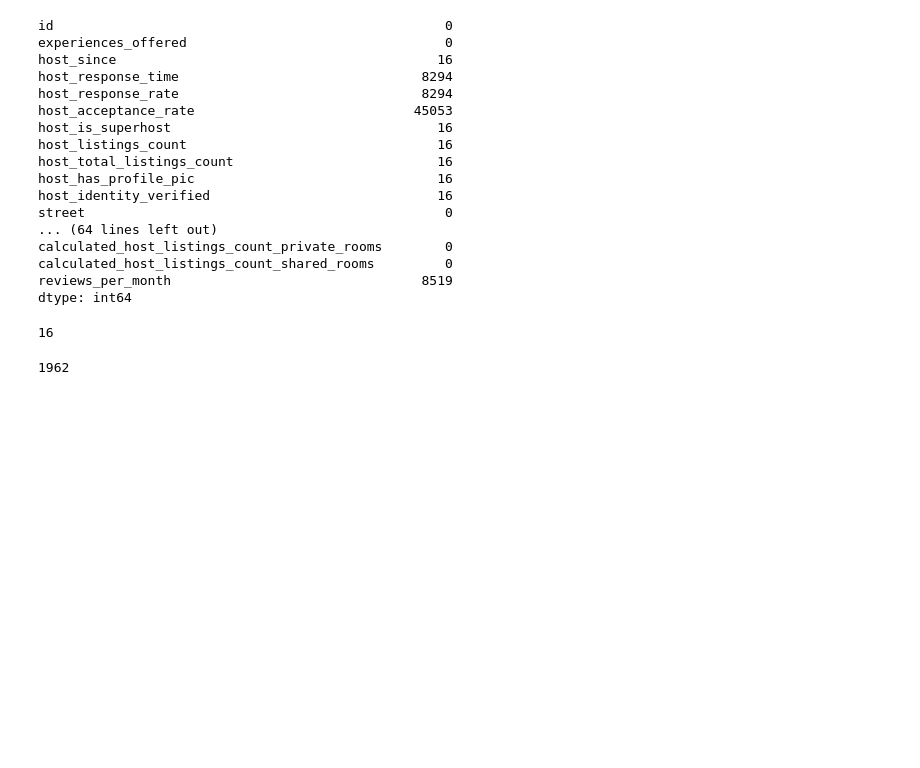
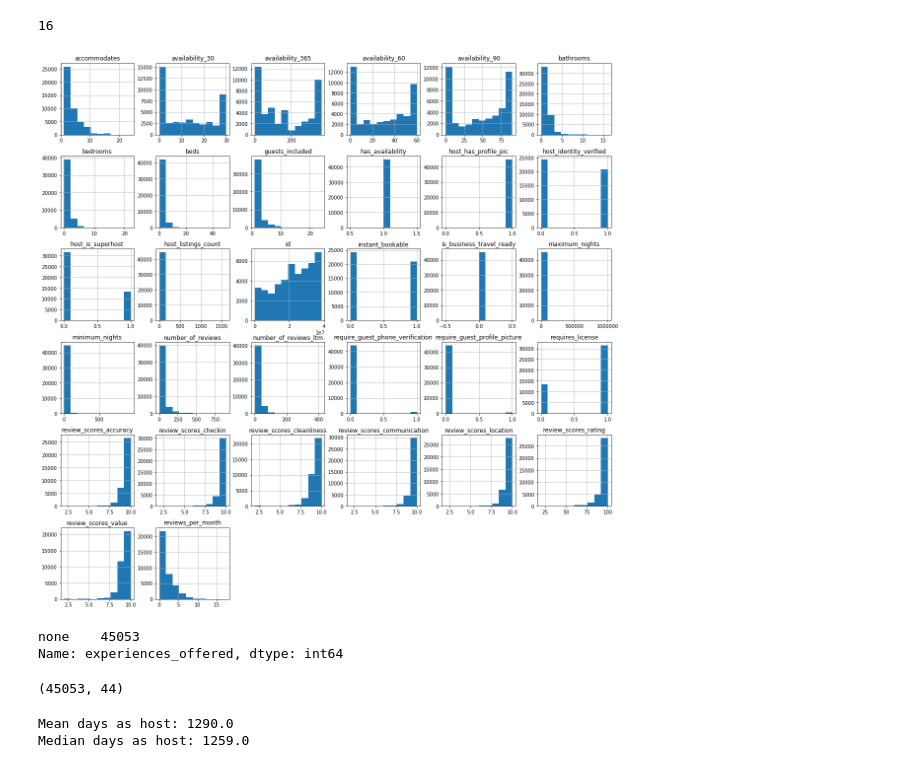
Before and after one commit to kianamills26/super-duper, a Jupyter notebook: FINAL_PROJ.ipynb, the cells around one changed output. Cells and saved outputs as stored; diff of their text form; code cells hidden in the pictures; blank space fills up the shorter version.

Commit message:
host_response_rate

```diff
--- a/FINAL_PROJ.ipynb
+++ b/FINAL_PROJ.ipynb
@@ -35,27 +36,9 @@ df = raw_df.drop(cols_to_drop, axis=1)
 pd.set_option('display.max_columns', len(raw_df.columns)) # To view all columns
 pd.set_option('display.max_rows', 100)
 # %%
-l = df.isna().sum()
+df.isna().sum()
 df.drop(["host_acceptance_rate", "neighbourhood_group_cleansed", "square_feet", "weekly_price", "monthly_price",
          "license", "jurisdiction_names"], axis=1, inplace=True)
-# %% [output]
-id                                                  0
-experiences_offered                                 0
-host_since                                         16
-host_response_time                               8294
-host_response_rate                               8294
-host_acceptance_rate                            45053
-host_is_superhost                                  16
-host_listings_count                                16
-host_total_listings_count                          16
-host_has_profile_pic                               16
-host_identity_verified                             16
-street                                              0
-... (64 lines left out)
-calculated_host_listings_count_private_rooms        0
-calculated_host_listings_count_shared_rooms         0
-reviews_per_month                                8519
-dtype: int64
 # %%
 # host_listings_count and host_total_listings_count are the same in all but 16 cases.
 # These cases are those where the value is NaN. Therefore one of these columns can be dropped.
@@ -71,8 +54,19 @@ df["smart_location"].value_counts()
 lat_long = df[["latitude", "longitude"]]
 df.drop(["zipcode", "state", "country", "country_code", "street", "neighbourhood", "city", "latitude", "longitude",
          "market", "smart_location", "is_location_exact"], axis=1, inplace= True)
-# %%
-
-sum((df.minimum_nights == df.minimum_minimum_nights) == False)
-# %% [output]
-1962
+# %%
+# There are multiple columns for minimum and maximum night stays,
+# but the two main ones will be used as there are few differences between e.g. minimum_nights
+# and minimum_minimum_nights. The default (i.e. most frequently applied) min/max night stay values will be used instead.
+sum((df.minimum_nights == df.minimum_minimum_nights) == False)
+df.drop(['minimum_minimum_nights', 'maximum_minimum_nights', 'minimum_maximum_nights',
+         'maximum_maximum_nights', 'minimum_nights_avg_ntm', 'maximum_nights_avg_ntm'],
+          axis=1, inplace=True)
+# %%
+# Replacing columns with f/t with 0/1
+df.replace({'f': 0, 't': 1}, inplace=True)
+
+# Plotting the distribution of numerical and boolean categories
+df.hist(figsize=(20,20));
+# %% [output]
+[figure, added]
@@ -78,0 +76,33 @@ sum((df.minimum_nights == df.minimum_minimum_nights) == False)
+# %%
+# Drop experiences_offered,
+print(df['experiences_offered'].value_counts())
+df.drop('experiences_offered', axis=1, inplace=True)
+# %% [output]
+none    45053
+Name: experiences_offered, dtype: int64
+# %%
+# Now we're at 44 columns
+print(df.shape)
+# %% [output]
+(45053, 44)
+# %%
+###############################
+## CLEANING INDIVIDUAL COLS ###
+###############################
+
+# host_since
+# Converting to date time
+df.host_since = pd.to_datetime(df.host_since)
+
+# Calculating the number of days
+df['host_days_active'] = (datetime(2019, 4, 9) - df.host_since).astype('timedelta64[D]')
+
+# Printing mean and median
+print("Mean days as host:", round(df['host_days_active'].mean(),0))
+print("Median days as host:", df['host_days_active'].median())
+
+# Replacing null values with the median
+df.host_days_active.fillna(df.host_days_active.median(), inplace=True)
+# %% [output]
+Mean days as host: 1290.0
+Median days as host: 1259.0
```
Also changed, not shown: parts of 5 cells of this notebook.
